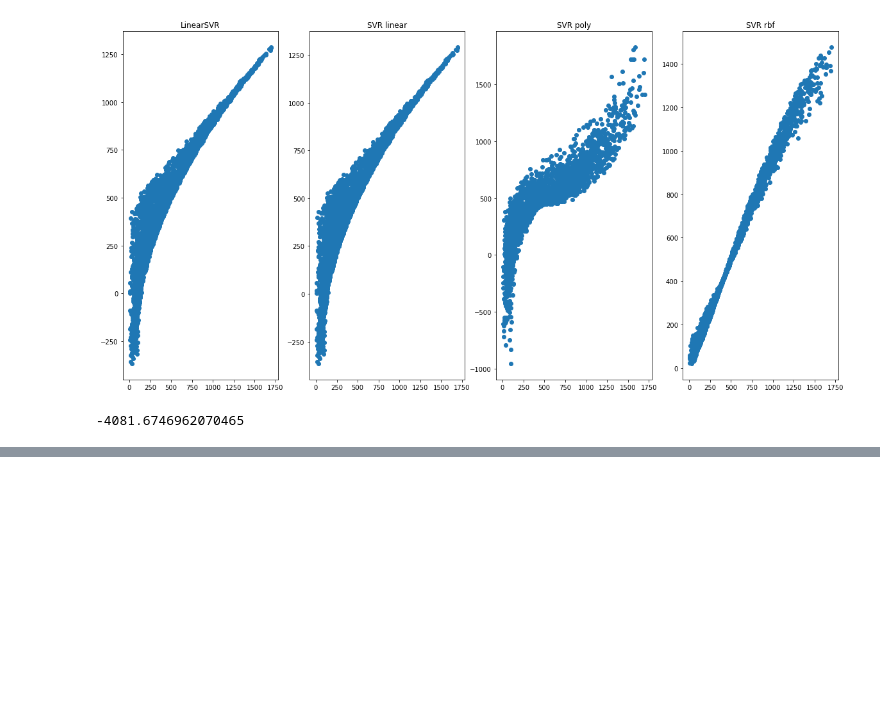
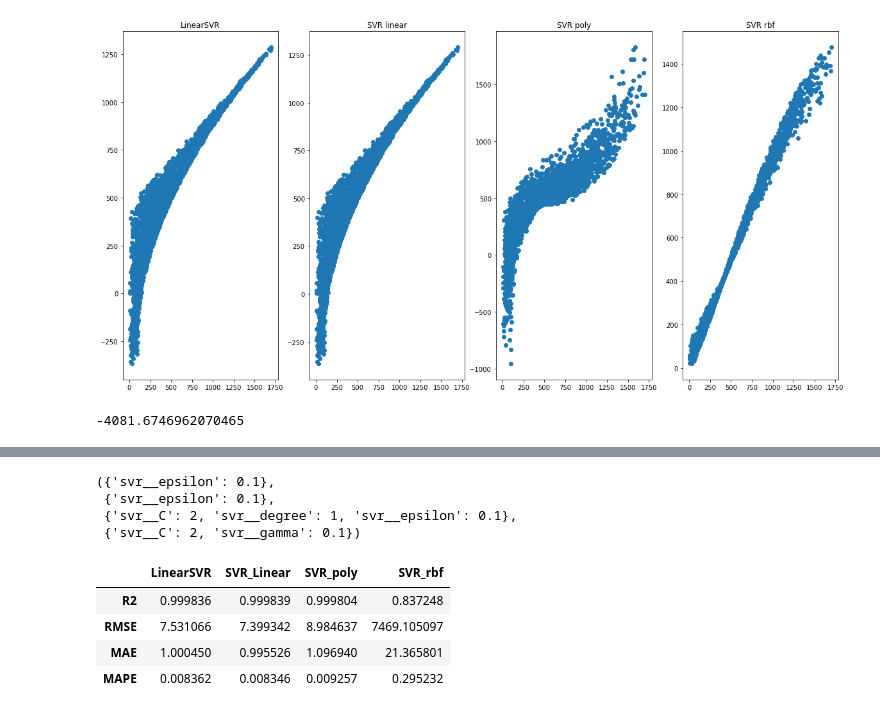
Before and after one commit to vladenesuk3/iad, a Jupyter notebook: Untitled.ipynb, the cells around one changed output, grey strips where cells are left out. Drawn from its saved outputs; the diff is of its cells as text; code cells hidden in the pictures; blank space fills up the shorter version.

```diff
--- a/Untitled.ipynb
+++ b/Untitled.ipynb
@@ -241,0 +305,51 @@ pd_metrics_search3, (g3-time.time())
+# %%
+pipe_tesla_linearsvr = Pipeline([('scaler', StandardScaler()), ('svr', LinearSVR())])
+pipe_tesla_svr_linear = Pipeline([('scaler', StandardScaler()), ('svr', SVR(kernel='linear'))])
+pipe_tesla_svr_poly = Pipeline([('scaler', StandardScaler()), ('svr', SVR(kernel='poly'))])
+pipe_tesla_svr_rbf = Pipeline([('scaler', StandardScaler()), ('svr', SVR(kernel='rbf'))])
+
+best_estimator_tesla_linearsvr = GridSearchCV(pipe_tesla_linearsvr, {'svr__epsilon': [0.1, 0.2, 0.3, 0.5]})
+best_estimator_tesla_svr_linear = GridSearchCV(pipe_tesla_svr_linear, {'svr__epsilon': [0.1, 0.2, 0.3, 0.5]})
+best_estimator_tesla_svr_poly = GridSearchCV(pipe_tesla_svr_poly, {'svr__epsilon': [0.1, 0.2, 0.3, 0.5], 'svr__C': [0.1, 0.5, 1, 2], 'svr__degree': [1, 2, 3, 4, 5, 6, 7]})
+best_estimator_tesla_svr_rbf = GridSearchCV(pipe_tesla_svr_rbf, {'svr__gamma': [0.1, 0.2, 0.3, 0.5], 'svr__C': [0.1, 0.5, 1, 2]})
+
+best_estimator_tesla_linearsvr.fit(x_stock_train, y_stock_train)
+best_estimator_tesla_svr_linear.fit(x_stock_train, y_stock_train)
+best_estimator_tesla_svr_poly.fit(x_stock_train, y_stock_train)
+best_estimator_tesla_svr_rbf.fit(x_stock_train, y_stock_train)
+
+best_estimator_tesla_linearsvr.best_params_, best_estimator_tesla_svr_linear.best_params_, best_estimator_tesla_svr_poly.best_params_, best_estimator_tesla_svr_rbf.best_params_
+# %% [output]
+({'svr__epsilon': 0.1},
+ {'svr__epsilon': 0.1},
+ {'svr__C': 2, 'svr__degree': 1, 'svr__epsilon': 0.1},
+ {'svr__C': 2, 'svr__gamma': 0.1})
+# %%
+predict_tesla_linearsvr = best_estimator_tesla_linearsvr.predict(x_stock_test)
+predict_tesla_svr_linear = best_estimator_tesla_svr_linear.predict(x_stock_test)
+predict_tesla_svr_poly = best_estimator_tesla_svr_poly.predict(x_stock_test)
+predict_tesla_svr_rbf = best_estimator_tesla_svr_rbf.predict(x_stock_test)
+
+pd_metrics_search_tesla = pd.DataFrame(data=[[best_estimator_tesla_linearsvr.score(x_stock_test, y_stock_test), best_estimator_tesla_svr_linear.score(x_stock_test, y_stock_test),
+                                        best_estimator_tesla_svr_poly.score(x_stock_test, y_stock_test), best_estimator_tesla_svr_rbf.score(x_stock_test, y_stock_test)],
+                                       [mean_squared_error(y_stock_test, predict_tesla_linearsvr),
+                                        mean_squared_error(y_stock_test, predict_tesla_svr_linear),
+                                        mean_squared_error(y_stock_test, predict_tesla_svr_poly),
+                                        mean_squared_error(y_stock_test, predict_tesla_svr_rbf)],
+                                       [mean_absolute_error(y_stock_test, predict_tesla_linearsvr),
+                                        mean_absolute_error(y_stock_test, predict_tesla_svr_linear),
+                                        mean_absolute_error(y_stock_test, predict_tesla_svr_poly),
+                                        mean_absolute_error(y_stock_test, predict_tesla_svr_rbf)],
+                                       [mean_absolute_percentage_error(y_stock_test, predict_tesla_linearsvr),
+                                        mean_absolute_percentage_error(y_stock_test, predict_tesla_svr_linear),
+                                        mean_absolute_percentage_error(y_stock_test, predict_tesla_svr_poly),
+                                        mean_absolute_percentage_error(y_stock_test, predict_tesla_svr_rbf)]],
+                                 index=['R2', 'RMSE', 'MAE', "MAPE"],
+                                 columns=["LinearSVR", "SVR_Linear", "SVR_poly", "SVR_rbf"])
+pd_metrics_search_tesla
+# %% [output]
+|  | LinearSVR | SVR_Linear | SVR_poly | SVR_rbf |
+| R2 | 0.999836 | 0.999839 | 0.999804 | 0.837248 |
+| RMSE | 7.531066 | 7.399342 | 8.984637 | 7469.105097 |
+| MAE | 1.000450 | 0.995526 | 1.096940 | 21.365801 |
+| MAPE | 0.008362 | 0.008346 | 0.009257 | 0.295232 |
```
Also changed, not shown: parts of 14 cells of this notebook.
